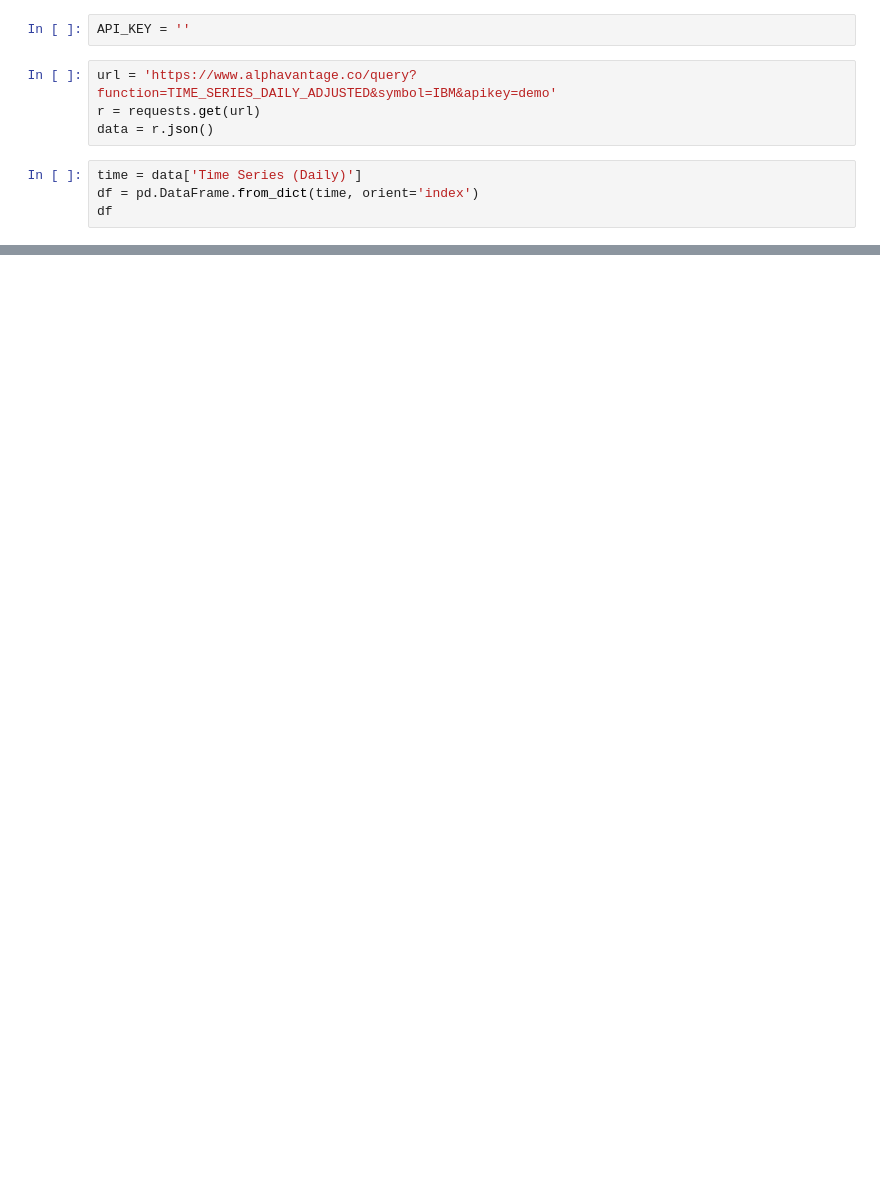
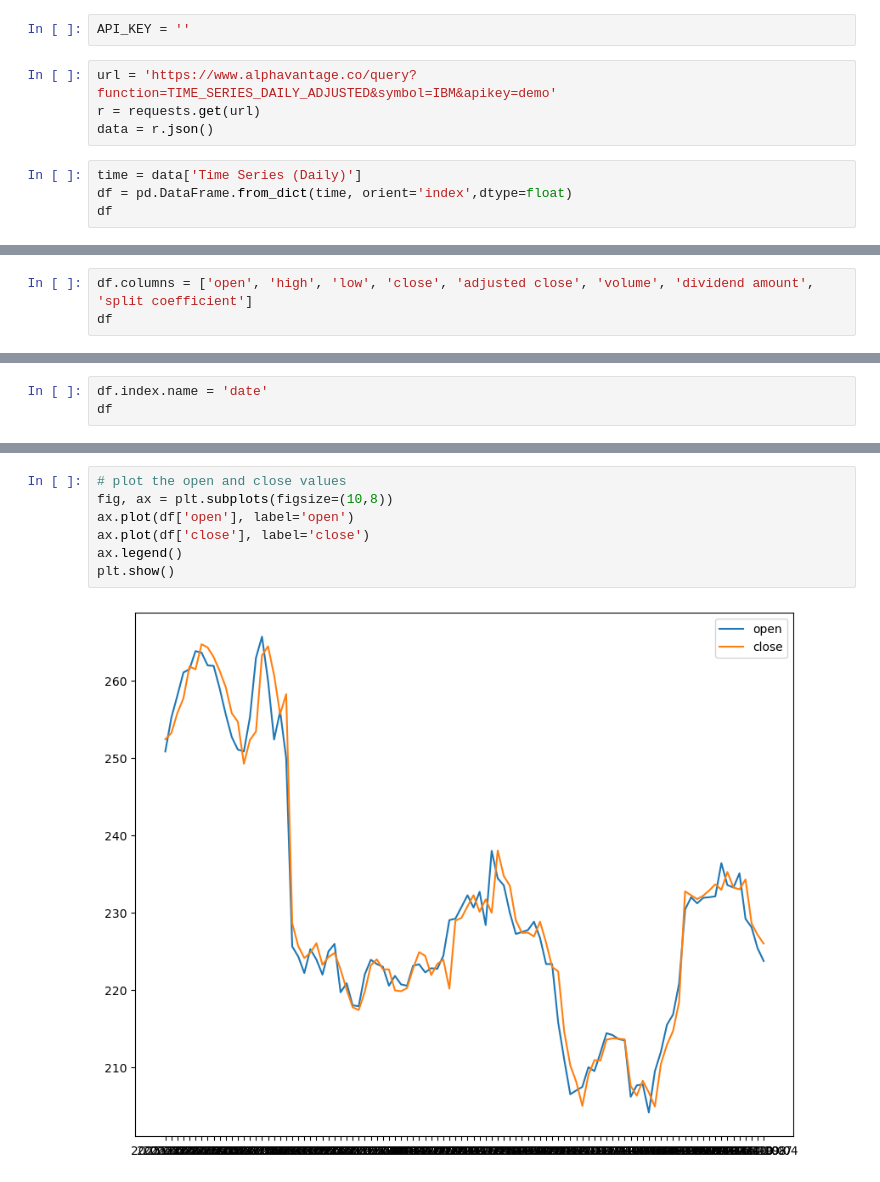
Before and after one commit to Amoako419/TimeSeries_Streamlit, a Jupyter notebook: api_test.ipynb, the cells around one changed output, grey strips where cells are left out. Drawn from its saved outputs; the diff is of its cells as text; blank space fills up the shorter version.

```diff
--- a/api_test.ipynb
+++ b/api_test.ipynb
@@ -9,7 +10,7 @@ r = requests.get(url)
 data = r.json()
 # %%
 time = data['Time Series (Daily)']
-df = pd.DataFrame.from_dict(time, orient='index')
+df = pd.DataFrame.from_dict(time, orient='index',dtype=float)
 df
 # %% [output]
 |  | 1. open | 2. high | 3. low | 4. close | 5. adjusted close | 6. volume | 7. dividend amount | ... |
@@ -41,0 +29,3 @@ cols
+# %%
+df.columns = ['open', 'high', 'low', 'close', 'adjusted close', 'volume', 'dividend amount', 'split coefficient']
+df
@@ -41,0 +46,3 @@ cols
+# %%
+df.index.name = 'date'
+df
@@ -41,0 +64,9 @@ cols
+# %%
+# plot the open and close values
+fig, ax = plt.subplots(figsize=(10,8))
+ax.plot(df['open'], label='open')
+ax.plot(df['close'], label='close')
+ax.legend()
+plt.show()
+# %% [output]
+[figure, added]
```
Also changed, not shown: parts of 5 cells of this notebook, 2 other files.
